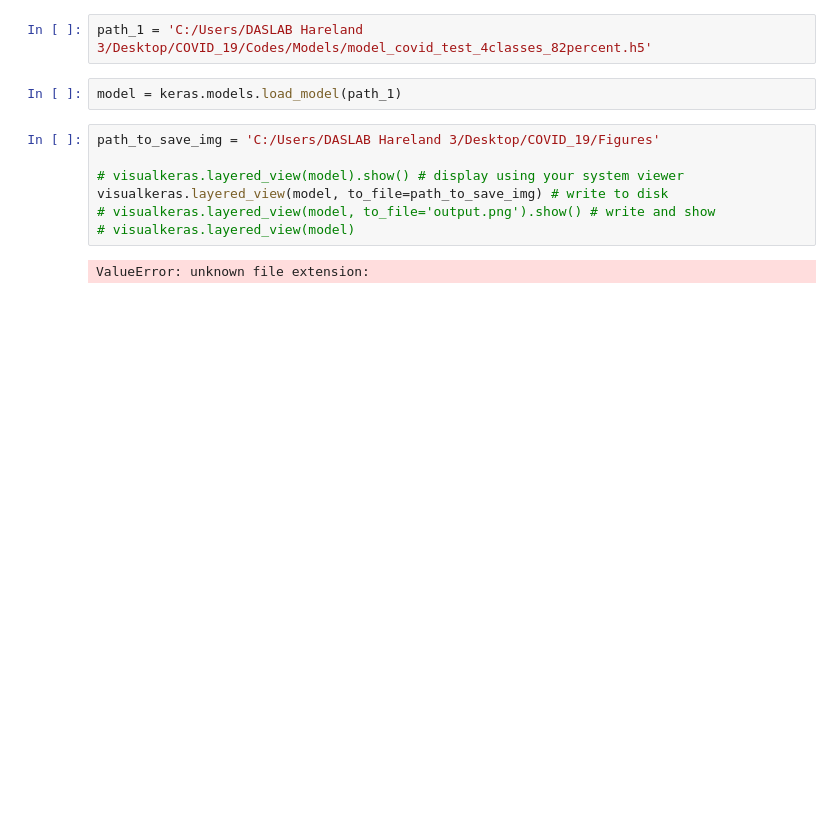
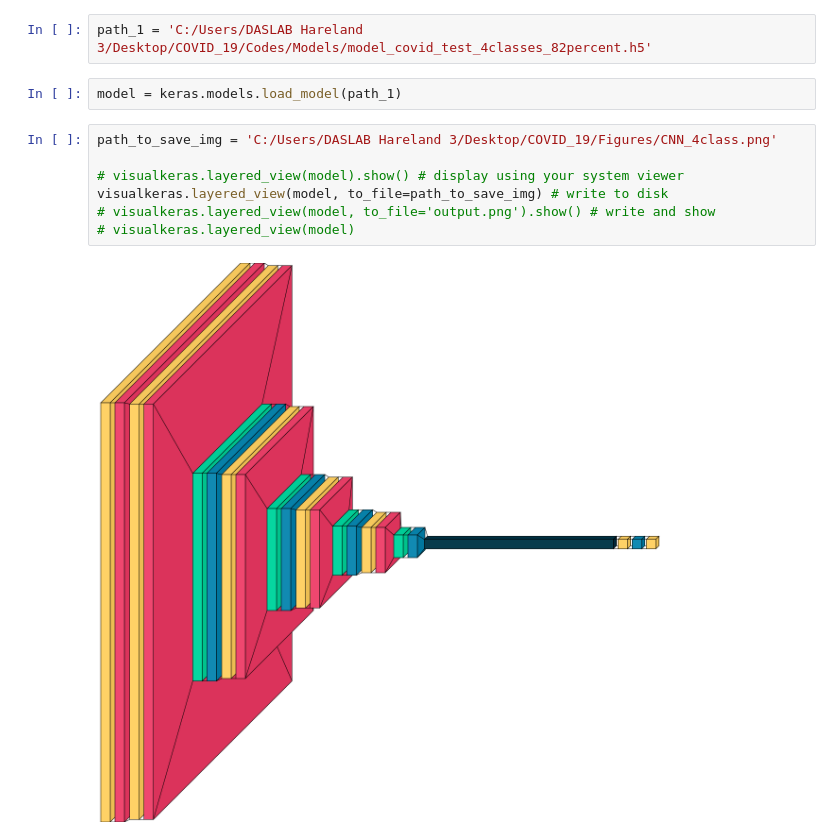
Before and after one commit to Atashnezhad/Lung_Disease_Detection_Deeplearning, a Jupyter notebook: Codes/CNN_visu.ipynb, the cells around one changed output. Cells and saved outputs as stored; diff of their text form; blank space fills up the shorter version.

```diff
--- a/Codes/CNN_visu.ipynb
+++ b/Codes/CNN_visu.ipynb
@@ -32,11 +32,11 @@ path_1 = 'C:/Users/DASLAB Hareland 3/Desktop/COVID_19/Codes/Models/model_covid_t
 # %%
 model = keras.models.load_model(path_1)
 # %%
-path_to_save_img = 'C:/Users/DASLAB Hareland 3/Desktop/COVID_19/Figures'
+path_to_save_img = 'C:/Users/DASLAB Hareland 3/Desktop/COVID_19/Figures/CNN_4class.png'
 
 # visualkeras.layered_view(model).show() # display using your system viewer
 visualkeras.layered_view(model, to_file=path_to_save_img) # write to disk
 # visualkeras.layered_view(model, to_file='output.png').show() # write and show
 # visualkeras.layered_view(model)
 # %% [output]
-ValueError: unknown file extension:
+[figure, added]
```
